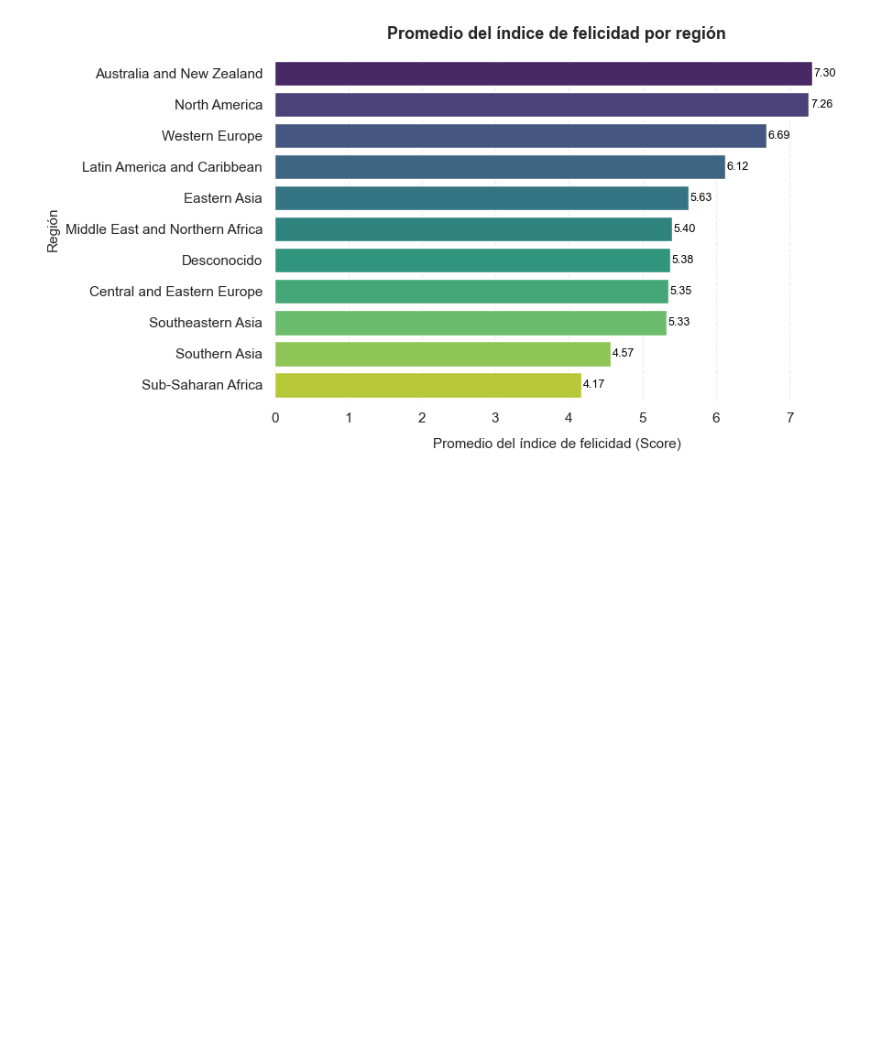
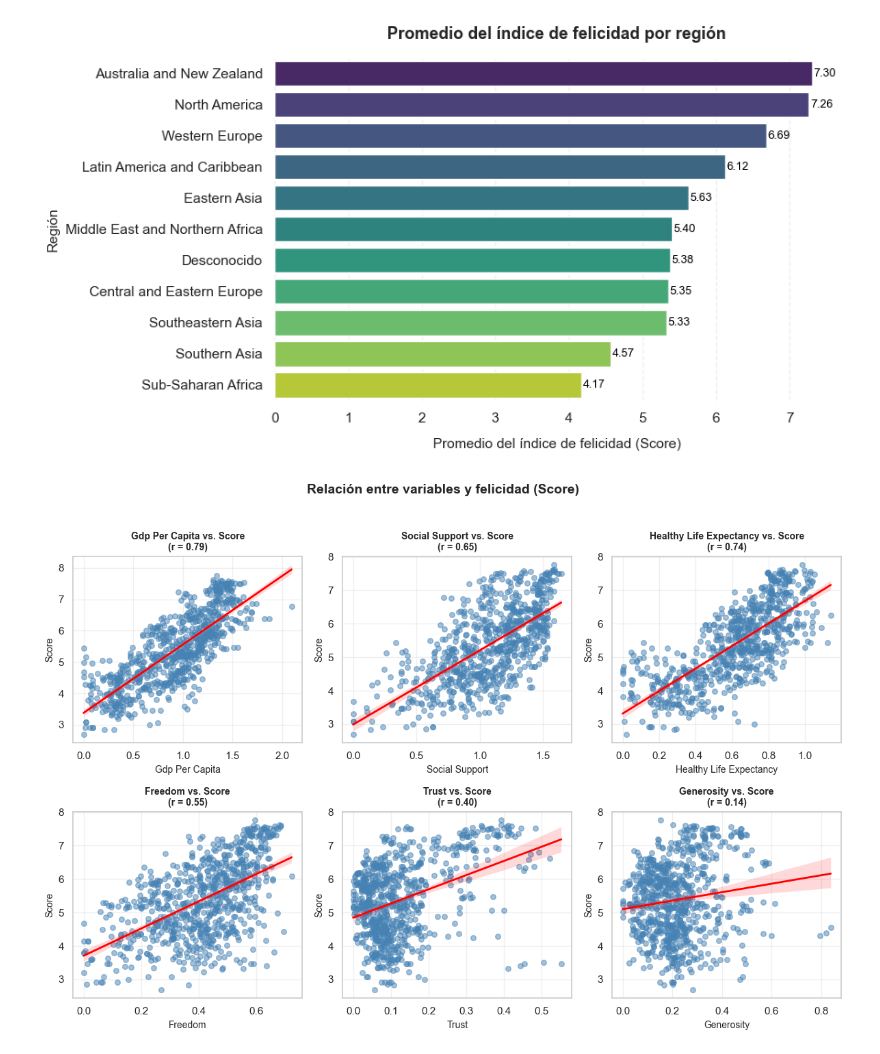
Before and after one commit to Crisfunky01/world-happiness-eda, a Jupyter notebook: notebooks/01_data_cleaning_and_eda.ipynb, the cells around one changed output. Saved outputs shown, nothing was run; the diff lists cells and outputs as text; code cells hidden in the pictures; blank space fills up the shorter version.

```diff
--- a/notebooks/01_data_cleaning_and_eda.ipynb
+++ b/notebooks/01_data_cleaning_and_eda.ipynb
@@ -325,3 +360,47 @@ else:
     print("⚠️ Este dataset no tiene columna 'region'. Podrías considerar agrupar manualmente por continente usando otra fuente (ej. country-mapping).")
 # %% [output]
 [figure]
+# %%
+# ===========================================================
+# 📊 PASO 9A: Relación entre variables y felicidad (con correlación numérica)
+# ===========================================================
+import seaborn as sns
+import matplotlib.pyplot as plt
+
+variables = [
+    'gdp_per_capita',
+    'social_support',
+    'healthy_life_expectancy',
+    'freedom',
+    'trust',
+    'generosity'
+]
+
+sns.set_style("whitegrid")
+plt.figure(figsize=(12, 8))
+plt.suptitle("Relación entre variables y felicidad (Score)", fontsize=14, weight='bold', y=1.02)
+
+for i, var in enumerate(variables, 1):
+    plt.subplot(2, 3, i)
+
+    # Scatter + regresión
+    sns.regplot(
+        x=df[var],
+        y=df['score'],
+        scatter_kws={'alpha': 0.5, 's': 30},
+        line_kws={'color': 'red', 'lw': 2},
+        color='steelblue'
+    )
+
+    # Cálculo de correlación
+    corr = df[var].corr(df['score'])
+
+    plt.xlabel(var.replace('_', ' ').title(), fontsize=10)
+    plt.ylabel("Score", fontsize=10)
+    plt.title(f"{var.replace('_', ' ').title()} vs. Score\n(r = {corr:.2f})",
+              fontsize=10, weight='bold')
+
+plt.tight_layout()
+plt.show()
+# %% [output]
+[figure, added]
```
Also changed, not shown: parts of 2 cells of this notebook.
